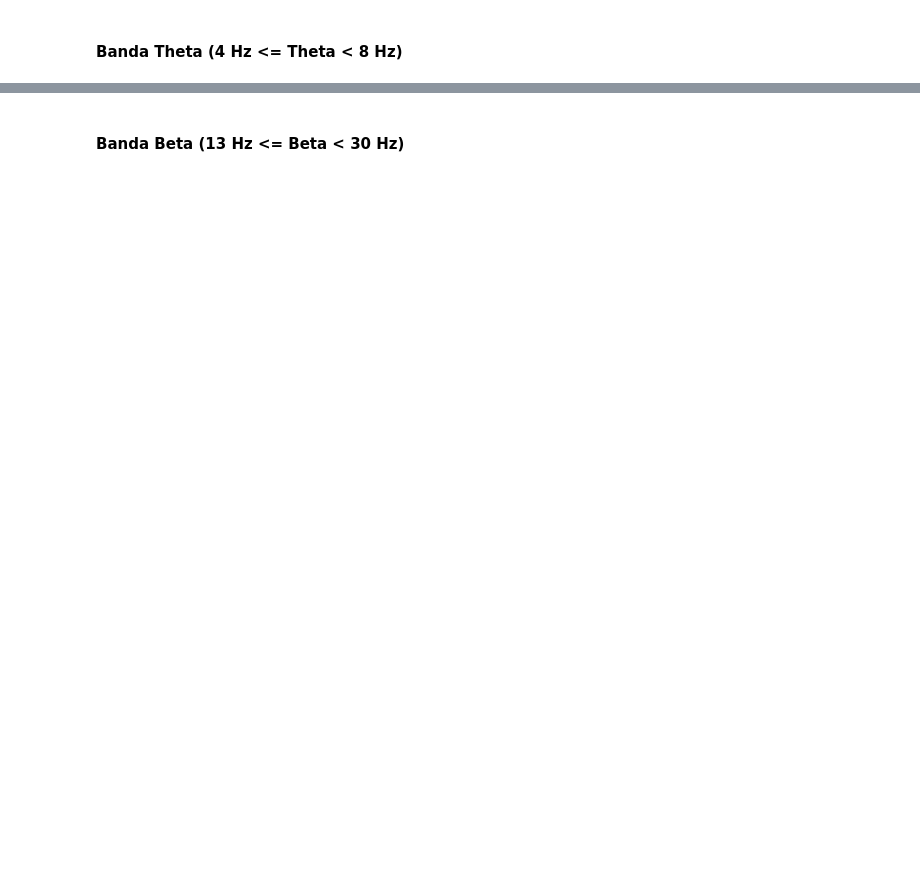
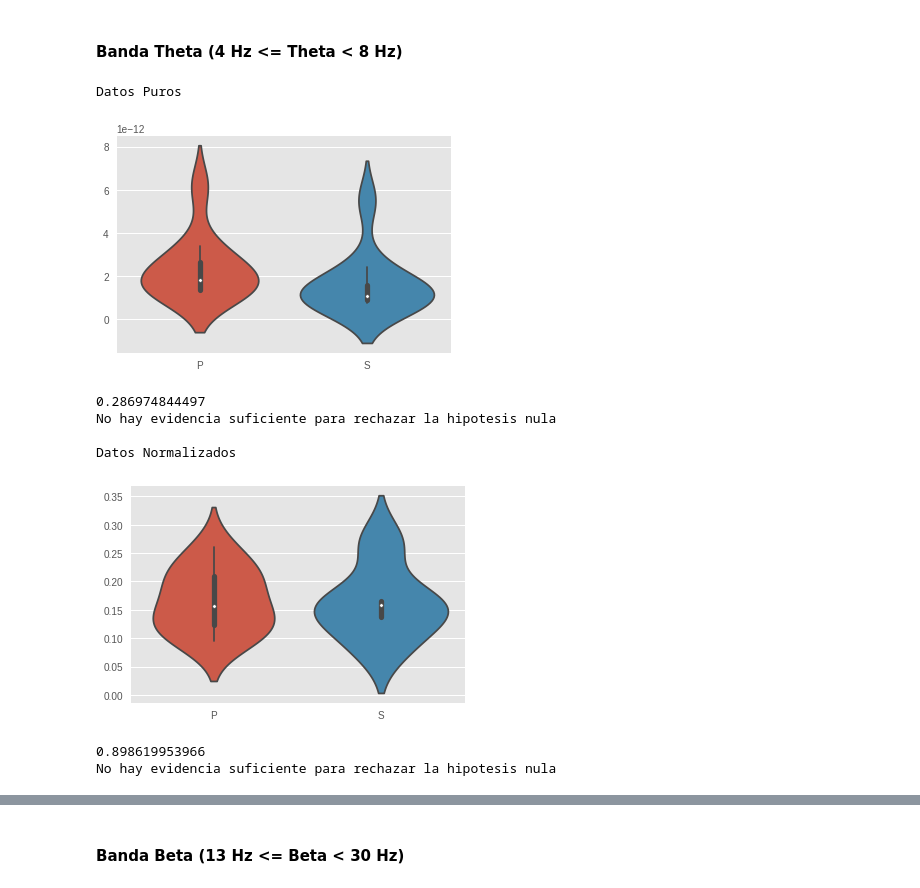
Before and after one commit to MascittiJA/CienciaDatos, a Jupyter notebook: TP2/TP2Entrega.ipynb, the cells around one changed output, grey strips where cells are left out. Saved outputs shown, nothing was run; the diff lists cells and outputs as text; code cells hidden in the pictures; blank space fills up the shorter version.

```diff
--- a/TP2/TP2Entrega.ipynb
+++ b/TP2/TP2Entrega.ipynb
@@ -321,0 +460,18 @@ print(test_same_mean(df['P'], df['S']))
+# %%
+print("Datos Puros")
+plot_and_test(theta)
+
+print("")
+
+print("Datos Normalizados")
+plot_and_test(theta_norm)
+# %% [output]
+Datos Puros
+[figure, added]
+0.286974844497
+No hay evidencia suficiente para rechazar la hipotesis nula
+
+Datos Normalizados
+[figure, added]
+0.898619953966
+No hay evidencia suficiente para rechazar la hipotesis nula
```
Also changed, not shown: parts of 39 cells of this notebook.
